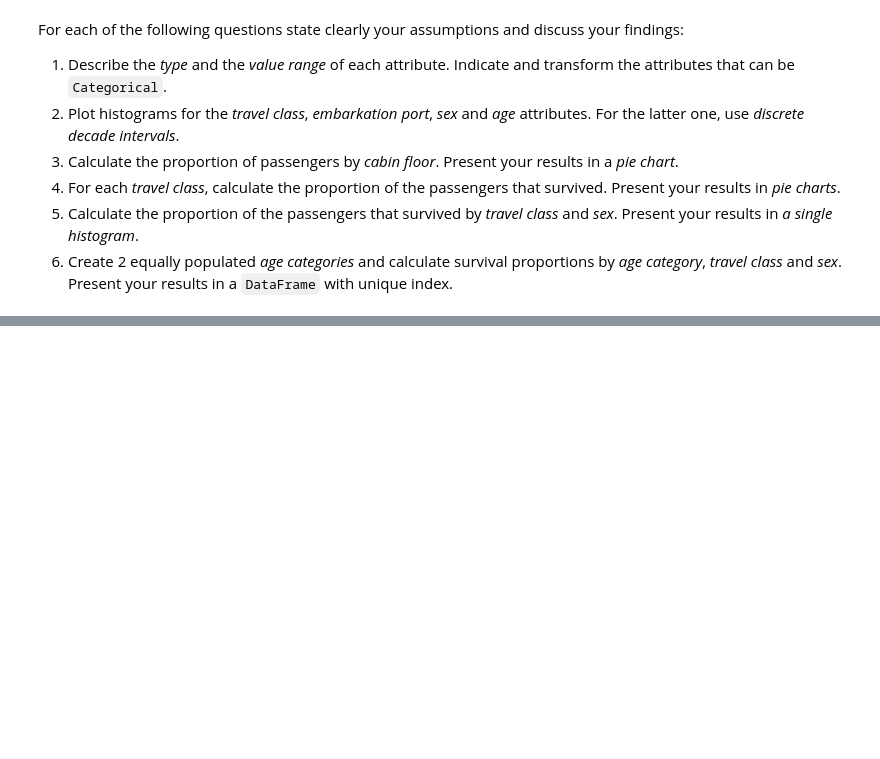
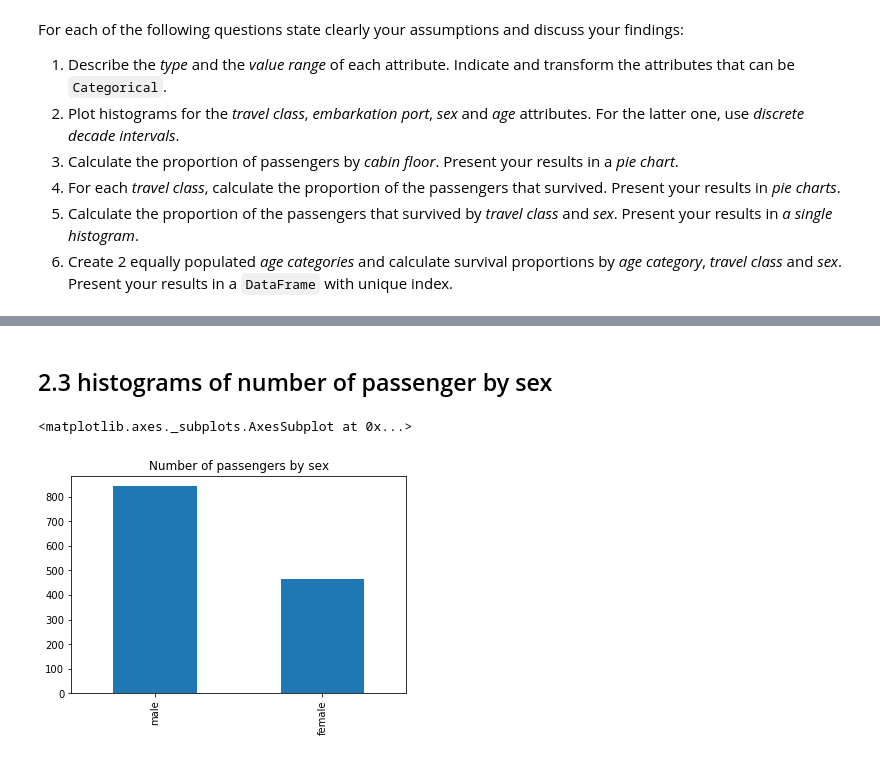
Before and after one commit to Firas11993/ada2017, a Jupyter notebook: 01 - Pandas and Data Wrangling/Homework 1.ipynb, the cells around one changed output, grey strips where cells are left out. Cells and saved outputs as stored; diff of their text form; code cells hidden in the pictures; blank space fills up the shorter version.

```diff
--- a/01 - Pandas and Data Wrangling/Homework 1.ipynb
+++ b/01 - Pandas and Data Wrangling/Homework 1.ipynb
@@ -269,0 +393,7 @@ For each of the following questions state clearly your assumptions and discuss y
+# %% [markdown]
+## 2.3 histograms of number of passenger by sex
+# %%
+Titanic['sex'].value_counts().plot(kind='bar',title='Number of passengers by sex')
+# %% [output]
+<matplotlib.axes._subplots.AxesSubplot at 0x...>
+[figure, added]
```
Also changed, not shown: parts of 66 cells of this notebook.
